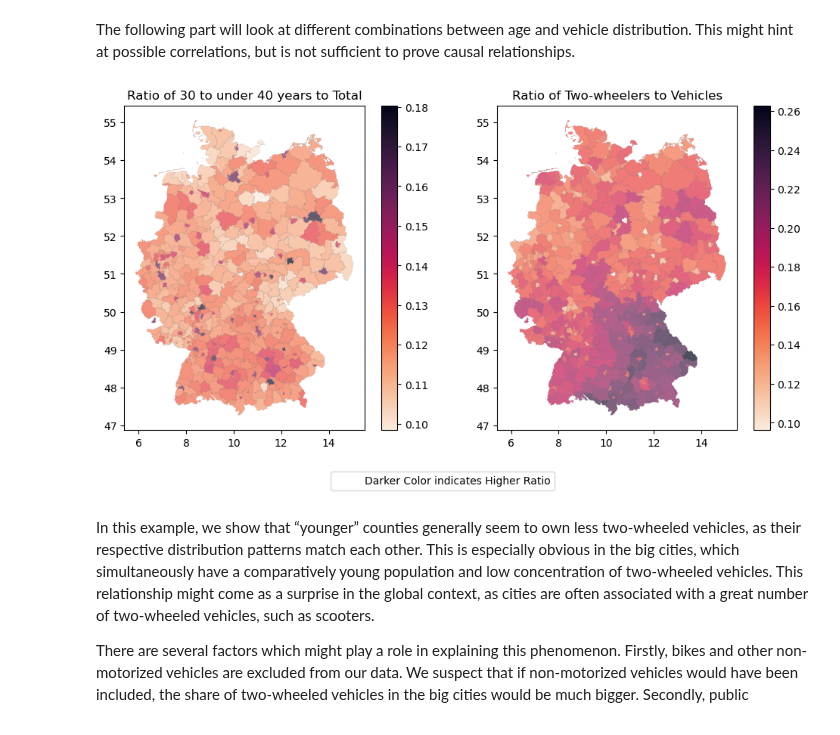
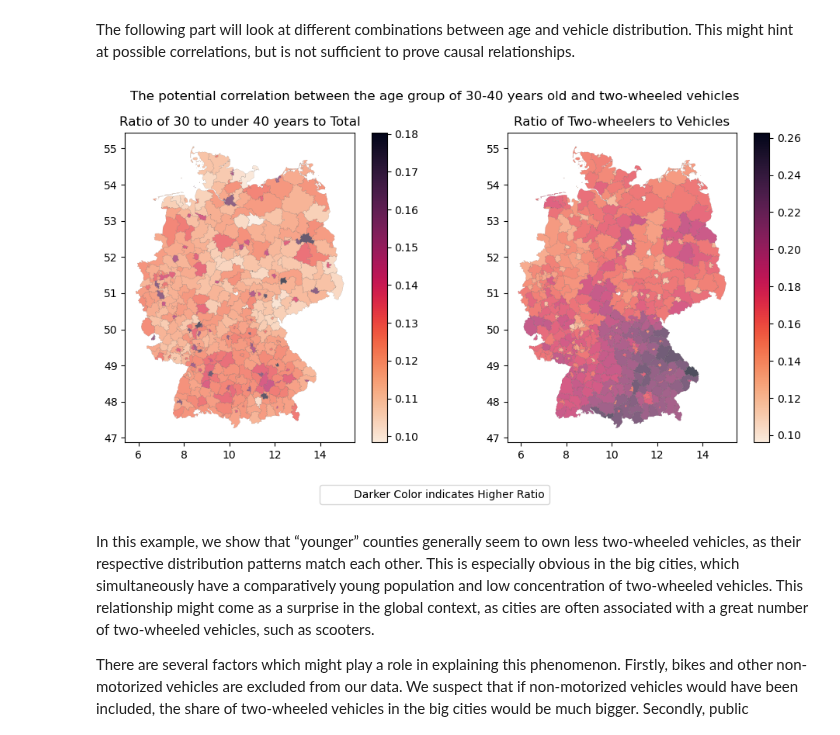
Before and after one commit to NumEconCopenhagen/projects-2023-mes, a Jupyter notebook: dataproject/dataproject.ipynb, the cells around one changed output. Saved outputs shown, nothing was run; the diff lists cells and outputs as text; code cells hidden in the pictures.

```diff
--- a/dataproject/dataproject.ipynb
+++ b/dataproject/dataproject.ipynb
@@ -283,33 +283,37 @@ The following part will look at different combinations between age and vehicle d
 # %%
 # A. Plot two graphs of interest side by side
 fig, axs = plt.subplots(1, 2, figsize=(10, 5))
 
 
 # B. Plot ratio of younger people on the left
 dataproject.ratio = "30 to under 40 years/Total"
 dataproject.plot(True, ax=axs[0])
 axs[0].set_title("Ratio of 30 to under 40 years to Total")
 
 
 # C. Plot ratio of two-wheeled vehicles on the right
 dataproject.ratio = "two-wheelers/vehicles"
 dataproject.plot(True, ax=axs[1])
 axs[1].set_title("Ratio of Two-wheelers to Vehicles")
 
 
 # D. Create a custom legend
 legend_label = "Darker Color indicates Higher Ratio"
 fig.legend([legend_label], loc="lower center", bbox_to_anchor=(0.5, -0.1))
 
 
-# E. Adjust the layout and spacing between subplots
+# E. Add a combined header
+fig.suptitle("The potential correlation between the age group of 30-40 years old and two-wheeled vehicles")
+
+
+# F. Adjust the layout and spacing between subplots
 plt.tight_layout()
 
 
-# F. Show the plots
+# G. Show the plots
 plt.show()
 # %% [output]
-[figure, old version]
+[figure, new version]
 # %% [markdown]
 In this example, we show that “younger” counties generally seem to own less two-wheeled vehicles, as their respective distribution patterns match each other. This is especially obvious in the big cities, which simultaneously have a comparatively young population and low concentration of two-wheeled vehicles. This relationship might come as a surprise in the global context, as cities are often associated with a great number of two-wheeled vehicles, such as scooters.
 
```
